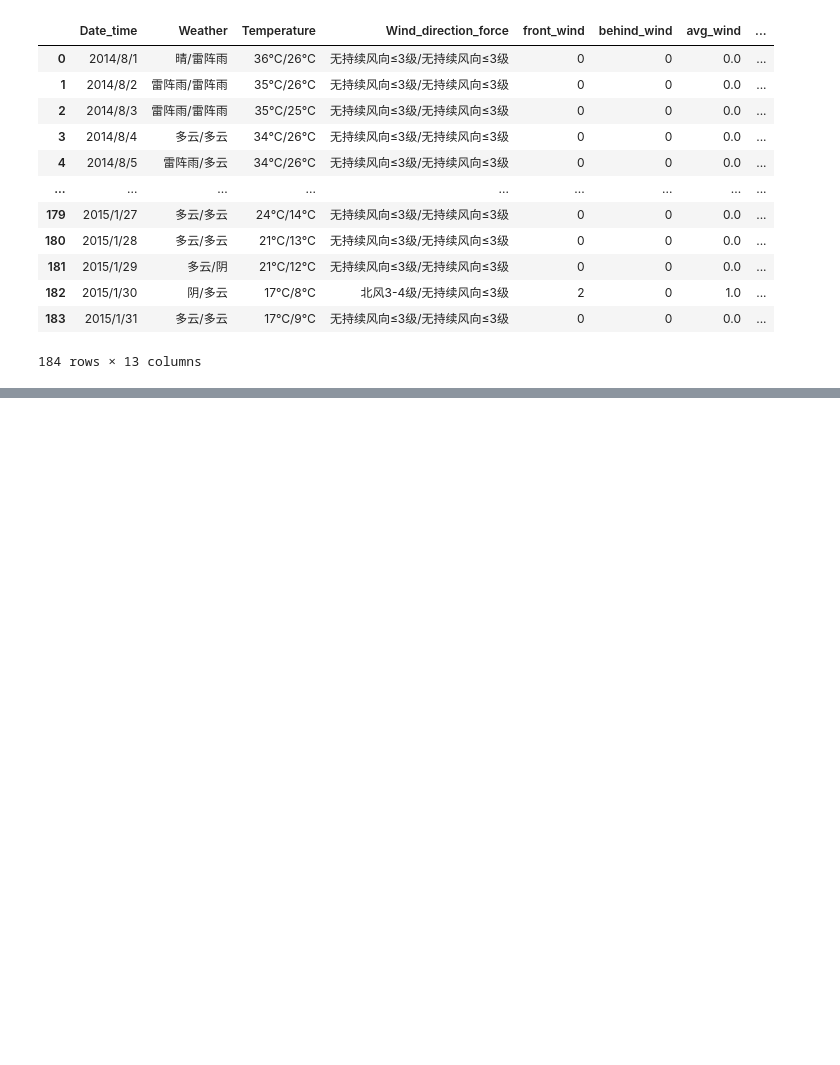
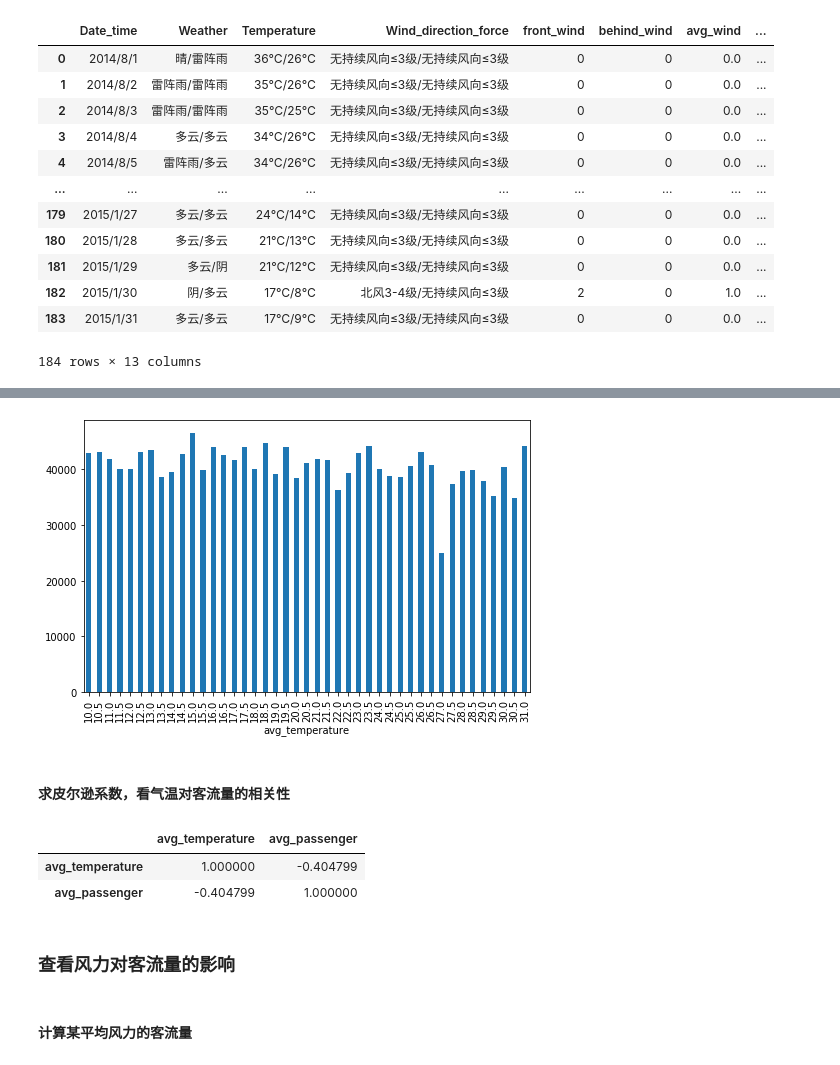
Before and after one commit to yanlingpy/Bus, a Jupyter notebook: code/bus.ipynb, the cells around one changed output, grey strips where cells are left out. Cells and saved outputs as stored; diff of their text form; code cells hidden in the pictures; blank space fills up the shorter version.

```diff
--- a/code/bus.ipynb
+++ b/code/bus.ipynb
@@ -351,0 +483,4 @@ weather_data
+# %%
+temp_passenger=weather_passenger.groupby('avg_temperature').sum()['Card_id']
+temp_passenger=pd.DataFrame(temp_passenger).reset_index()
+temp_passenger.head()
@@ -351,0 +505,4 @@ weather_data
+# %%
+temp_day=weather_passenger.groupby('avg_temperature').count()['Date_time']
+temp_day=pd.DataFrame(temp_day).reset_index()
+temp_day
@@ -351,0 +529,6 @@ weather_data
+# %%
+temp_passenger=pd.merge(temp_passenger,temp_day,on='avg_temperature',how='inner')
+temp_passenger['avg_passenger']=temp_passenger['Card_id']/temp_passenger['Date_time']
+# %%
+temp_passenger=temp_passenger.set_index('avg_temperature')['avg_passenger']
+temp_passenger
@@ -351,0 +553,18 @@ weather_data
+# %%
+temp_passenger.plot(kind='bar',figsize=(8,5))
+plt.show()
+# %% [output]
+[figure, added]
+# %% [markdown]
+#### 求皮尔逊系数，看气温对客流量的相关性
+# %%
+temp_passenger_dataframe=pd.DataFrame(temp_passenger).reset_index()
+temp_passenger_dataframe.corr()
+# %% [output]
+|  | avg_temperature | avg_passenger |
+| avg_temperature | 1.000000 | -0.404799 |
+| avg_passenger | -0.404799 | 1.000000 |
+# %% [markdown]
+### 查看风力对客流量的影响
+# %% [markdown]
+#### 计算某平均风力的客流量
```
Also changed, not shown: parts of 21 cells of this notebook.
